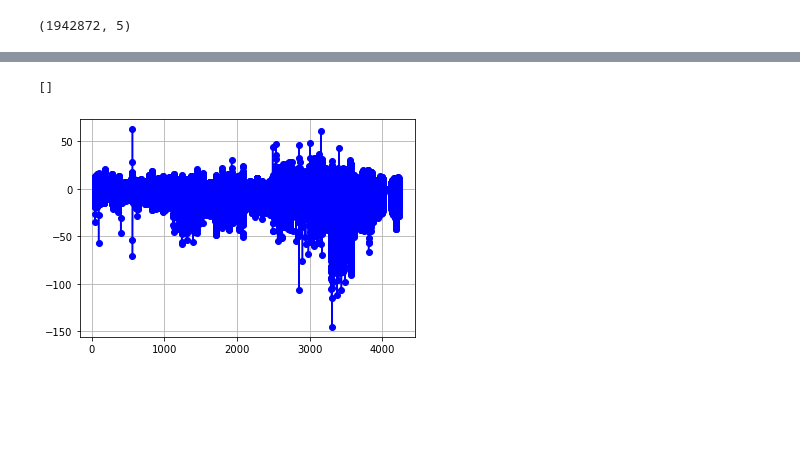
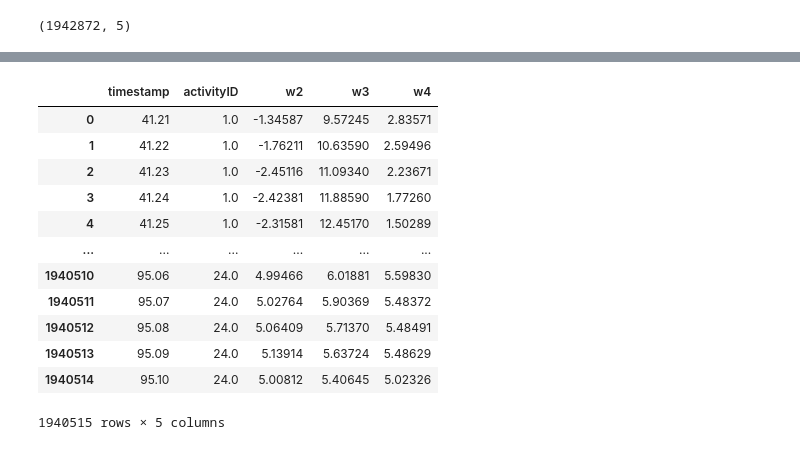
Before and after one commit to The-Loud/DSC-540, a Jupyter notebook: Assn-8/Martinez-assn-8.ipynb, the cells around one changed output, grey strips where cells are left out. Drawn from its saved outputs; the diff is of its cells as text; code cells hidden in the pictures; blank space fills up the shorter version.

```diff
--- a/Assn-8/Martinez-assn-8.ipynb
+++ b/Assn-8/Martinez-assn-8.ipynb
@@ -164,7 +152,12 @@ imputed_df.shape
 # Remove the first ten seconds and the last ten seconds
 # to ensure steady state data
 
-indexNames = imputed_df[(imputed_df['timestamp'] <= imputed_df['timestamp'].min()+10) | (imputed_df['timestamp'] >= imputed_df['timestamp'].max()-10) ].index
+indexNames = imputed_df[(imputed_df['timestamp'] <= imputed_df['timestamp'].min()+10) | (imputed_df['timestamp'] >= imputed_df['timestamp'].max()-10)].index
 
 # Remove the values
 imputed_df.drop(indexNames , inplace=True)
+
+
+# Reset the index after doing all this
+imputed_df.reset_index(inplace=True)
+imputed_df.drop('index', inplace=True, axis=1)
@@ -221,45 +164,16 @@ for i, j in itertools.product(range(2, imputed_df.corr()['timestamp'].count()),
-# %%
-def cross(series, cross=0, direction='cross'):
-    """
-    Given a Series returns all the index values where the data values equal
-    the 'cross' value.
-
-    Direction can be 'rising' (for rising edge), 'falling' (for only falling
-    edge), or 'cross' for both edges
-    """
-    # Find if values are above or bellow yvalue crossing:
-    above=series.values > cross
-    below=np.logical_not(above)
-    left_shifted_above = above[1:]
-    left_shifted_below = below[1:]
-    x_crossings = []
-    # Find indexes on left side of crossing point
-    if direction == 'rising':
-        idxs = (left_shifted_above & below[0:-1]).nonzero()[0]
-    elif direction == 'falling':
-        idxs = (left_shifted_below & above[0:-1]).nonzero()[0]
-    else:
-        rising = left_shifted_above & below[0:-1]
-        falling = left_shifted_below & above[0:-1]
-        idxs = (rising | falling).nonzero()[0]
-
-    # Calculate x crossings with interpolation using formula for a line:
-    x1 = series.index.values[idxs]
-    x2 = series.index.values[idxs+1]
-    y1 = series.values[idxs]
-    y2 = series.values[idxs+1]
-    x_crossings = (cross-y1)*(x2-x1)/(y2-y1) + x1
-
-    return x_crossings
-
-# Test it out:
-time = imputed_df['timestamp']
-voltage = imputed_df['w2']
-df = pd.DataFrame(data=voltage, index=time, columns=['voltage'])
-x_crossings = cross(df['voltage'])
-y_crossings = np.zeros(x_crossings.shape)
-plt.plot(time, voltage, '-ob', x_crossings, y_crossings, 'or')
-plt.grid(True)
-# %% [output]
-[]
-[figure, removed]
+# %%
+imputed_df
+# %% [output]
+|  | timestamp | activityID | w2 | w3 | w4 |
+| 0 | 41.21 | 1.0 | -1.34587 | 9.57245 | 2.83571 |
+| 1 | 41.22 | 1.0 | -1.76211 | 10.63590 | 2.59496 |
+| 2 | 41.23 | 1.0 | -2.45116 | 11.09340 | 2.23671 |
+| 3 | 41.24 | 1.0 | -2.42381 | 11.88590 | 1.77260 |
+| 4 | 41.25 | 1.0 | -2.31581 | 12.45170 | 1.50289 |
+| ... | ... | ... | ... | ... | ... |
+| 1940510 | 95.06 | 24.0 | 4.99466 | 6.01881 | 5.59830 |
+| 1940511 | 95.07 | 24.0 | 5.02764 | 5.90369 | 5.48372 |
+| 1940512 | 95.08 | 24.0 | 5.06409 | 5.71370 | 5.48491 |
+| 1940513 | 95.09 | 24.0 | 5.13914 | 5.63724 | 5.48629 |
+| 1940514 | 95.10 | 24.0 | 5.00812 | 5.40645 | 5.02326 |
+1940515 rows × 5 columns
```
Also changed, not shown: parts of 38 cells of this notebook, 1 other file.
